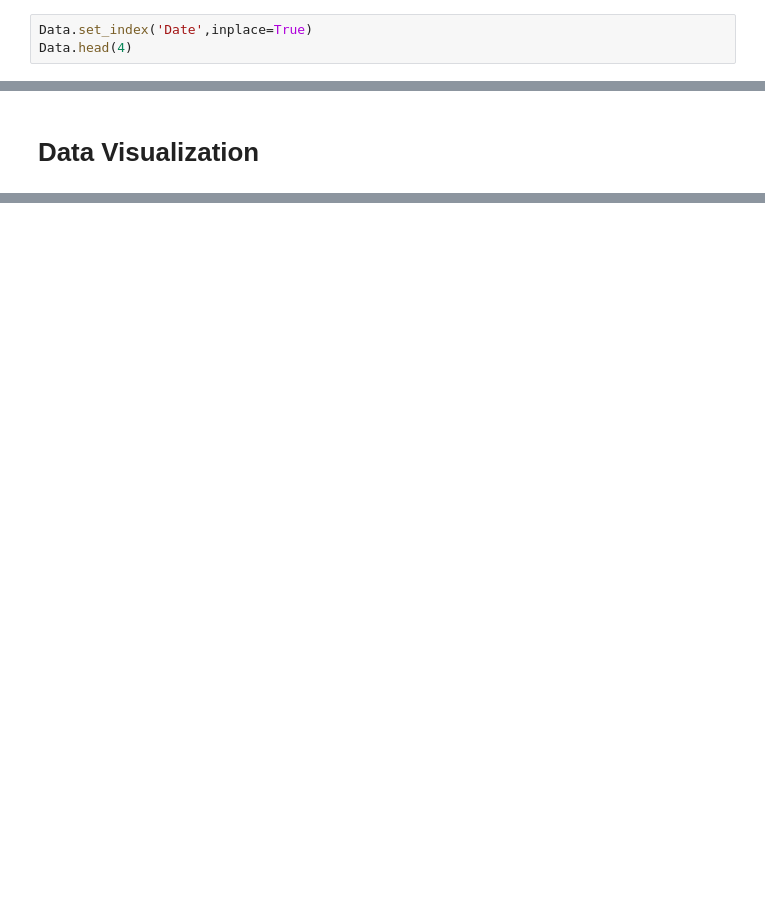
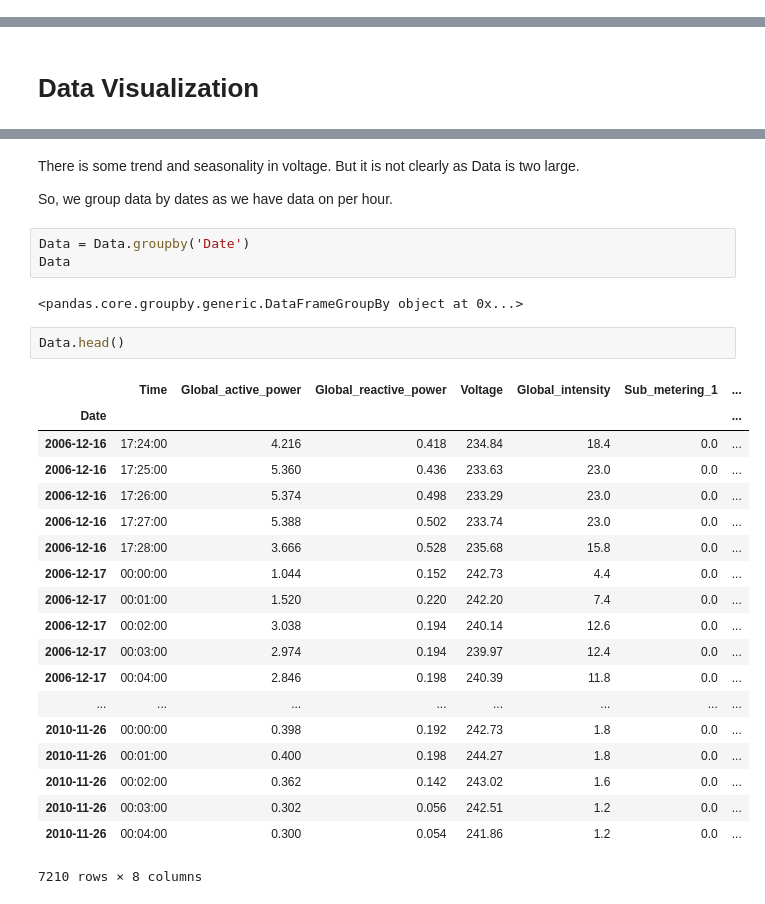
Before and after one commit to SSehrawat1720/ML-Projects, a Jupyter notebook: Time Series Analysis Project.ipynb, the cells around one changed output, grey strips where cells are left out. Cells and saved outputs as stored; diff of their text form; blank space fills up the shorter version.

```diff
--- a/Time Series Analysis Project.ipynb
+++ b/Time Series Analysis Project.ipynb
@@ -235,3 +231,0 @@ We reset 'Date' as index
-# %%
-Data.set_index('Date',inplace=True)
-Data.head(4)
@@ -271,0 +254,31 @@ Data[['Sub_metering_3']].plot()
+# %% [markdown]
+There is some trend and seasonality in voltage. But it is not clearly as Data is two large.
+
+So, we group data by dates as we have data on per hour.
+# %%
+Data = Data.groupby('Date')
+Data
+# %% [output]
+<pandas.core.groupby.generic.DataFrameGroupBy object at 0x...>
+# %%
+Data.head()
+# %% [output]
+|  | Time | Global_active_power | Global_reactive_power | Voltage | Global_intensity | Sub_metering_1 | ... |
+| Date |  |  |  |  |  |  | ... |
+| 2006-12-16 | 17:24:00 | 4.216 | 0.418 | 234.84 | 18.4 | 0.0 | ... |
+| 2006-12-16 | 17:25:00 | 5.360 | 0.436 | 233.63 | 23.0 | 0.0 | ... |
+| 2006-12-16 | 17:26:00 | 5.374 | 0.498 | 233.29 | 23.0 | 0.0 | ... |
+| 2006-12-16 | 17:27:00 | 5.388 | 0.502 | 233.74 | 23.0 | 0.0 | ... |
+| 2006-12-16 | 17:28:00 | 3.666 | 0.528 | 235.68 | 15.8 | 0.0 | ... |
+| 2006-12-17 | 00:00:00 | 1.044 | 0.152 | 242.73 | 4.4 | 0.0 | ... |
+| 2006-12-17 | 00:01:00 | 1.520 | 0.220 | 242.20 | 7.4 | 0.0 | ... |
+| 2006-12-17 | 00:02:00 | 3.038 | 0.194 | 240.14 | 12.6 | 0.0 | ... |
+| 2006-12-17 | 00:03:00 | 2.974 | 0.194 | 239.97 | 12.4 | 0.0 | ... |
+| 2006-12-17 | 00:04:00 | 2.846 | 0.198 | 240.39 | 11.8 | 0.0 | ... |
+| ... | ... | ... | ... | ... | ... | ... | ... |
+| 2010-11-26 | 00:00:00 | 0.398 | 0.192 | 242.73 | 1.8 | 0.0 | ... |
+| 2010-11-26 | 00:01:00 | 0.400 | 0.198 | 244.27 | 1.8 | 0.0 | ... |
+| 2010-11-26 | 00:02:00 | 0.362 | 0.142 | 243.02 | 1.6 | 0.0 | ... |
+| 2010-11-26 | 00:03:00 | 0.302 | 0.056 | 242.51 | 1.2 | 0.0 | ... |
+| 2010-11-26 | 00:04:00 | 0.300 | 0.054 | 241.86 | 1.2 | 0.0 | ... |
+7210 rows × 8 columns
```
Also changed, not shown: parts of 22 cells of this notebook.
